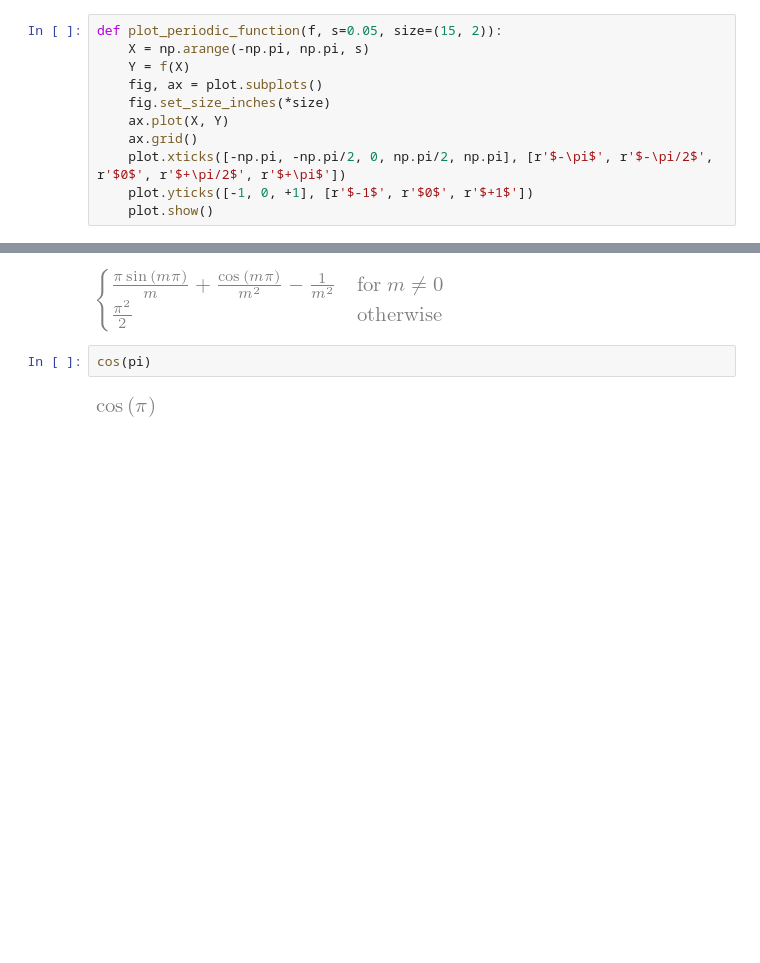
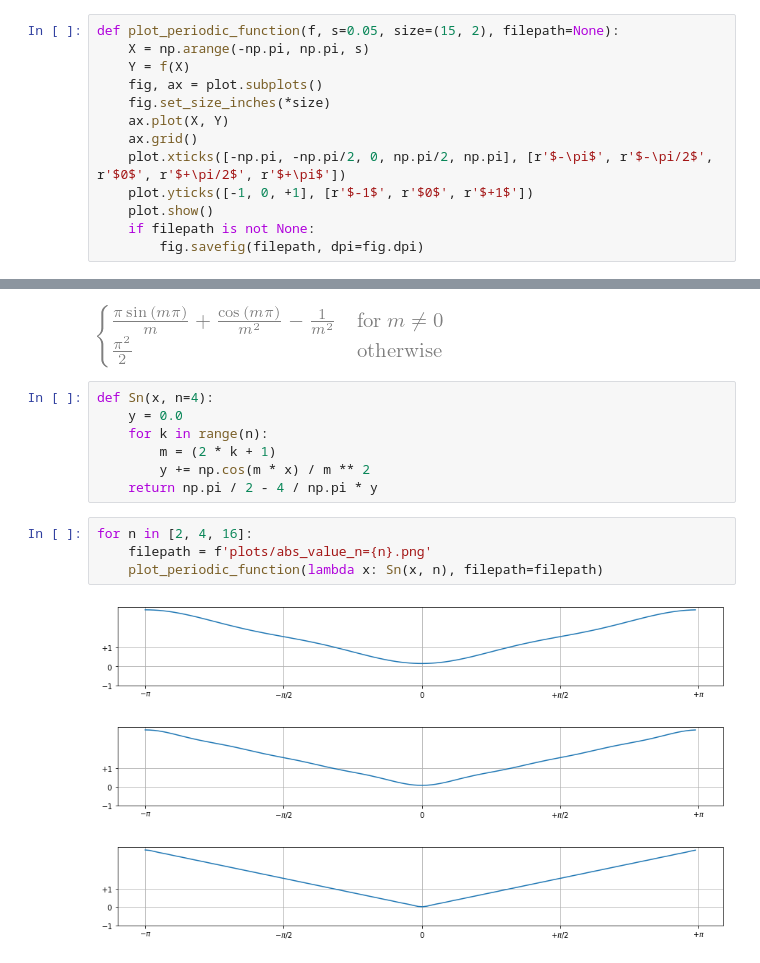
Before and after one commit to apefind/math, a Jupyter notebook: jupyter/calculus.ipynb, the cells around one changed output, grey strips where cells are left out. Cells and saved outputs as stored; diff of their text form; blank space fills up the shorter version.

```diff
--- a/jupyter/calculus.ipynb
+++ b/jupyter/calculus.ipynb
@@ -82,7 +82,7 @@ plot_mapping(lambdify((x, y), u.diff(y).diff(x), modules='numpy'),
 # %% [markdown]
 #### Function Plots
 # %%
-def plot_periodic_function(f, s=0.05, size=(15, 2)):
+def plot_periodic_function(f, s=0.05, size=(15, 2), filepath=None):
     X = np.arange(-np.pi, np.pi, s)
     Y = f(X)
     fig, ax = plot.subplots()
@@ -92,6 +92,8 @@ def plot_periodic_function(f, s=0.05, size=(15, 2)):
     plot.xticks([-np.pi, -np.pi/2, 0, np.pi/2, np.pi], [r'$-\pi$', r'$-\pi/2$', r'$0$', r'$+\pi/2$', r'$+\pi$'])
     plot.yticks([-1, 0, +1], [r'$-1$', r'$0$', r'$+1$'])
     plot.show()
+    if filepath is not None:
+        fig.savefig(filepath, dpi=fig.dpi)
 # %%
 def a_sin_n(x, a=1.0, n=1):
     return a * np.sin(n * x)
@@ -205,7 +209,18 @@ integrate(f(x), (x, 0, pi))
 [figure]
 [figure]
 [figure]
-# %%
-cos(pi)
-# %% [output]
-[figure, removed]
+# %%
+def Sn(x, n=4):
+    y = 0.0
+    for k in range(n):
+        m = (2 * k + 1)
+        y += np.cos(m * x) / m ** 2
+    return np.pi / 2 - 4 / np.pi * y
+# %%
+for n in [2, 4, 16]:
+    filepath = f'plots/abs_value_n={n}.png'
+    plot_periodic_function(lambda x: Sn(x, n), filepath=filepath)
+# %% [output]
+[figure, added]
+[figure, added]
+[figure, added]
```
Also changed, not shown: parts of 1 cell of this notebook, 8 other files.
